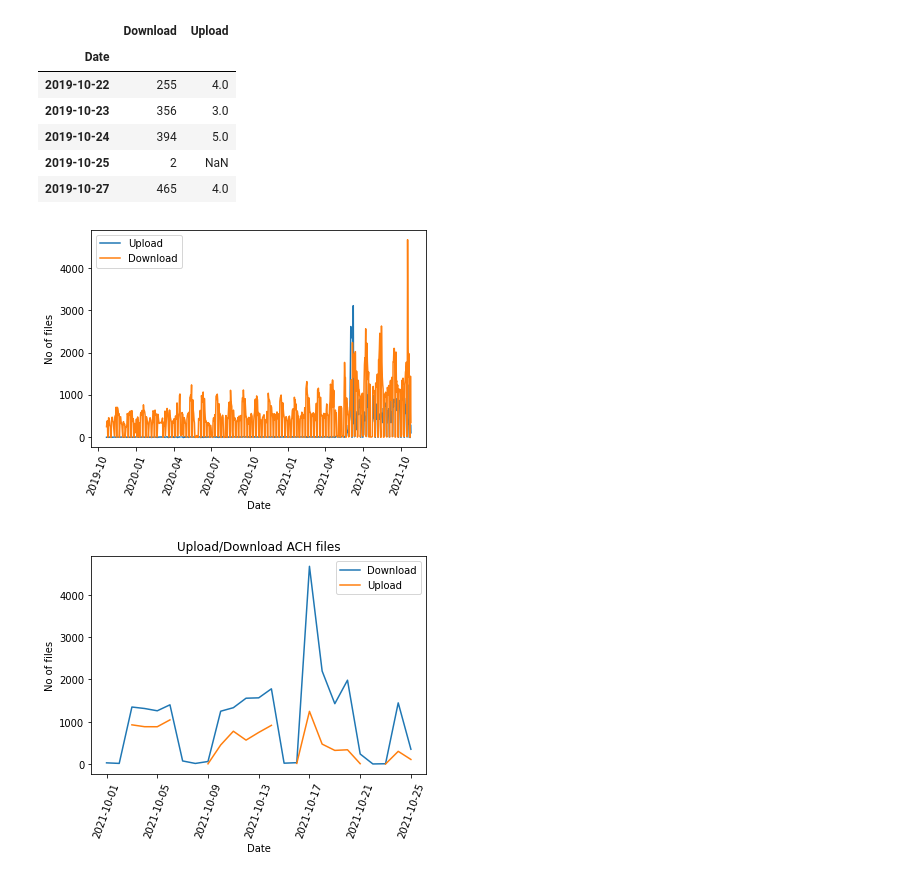
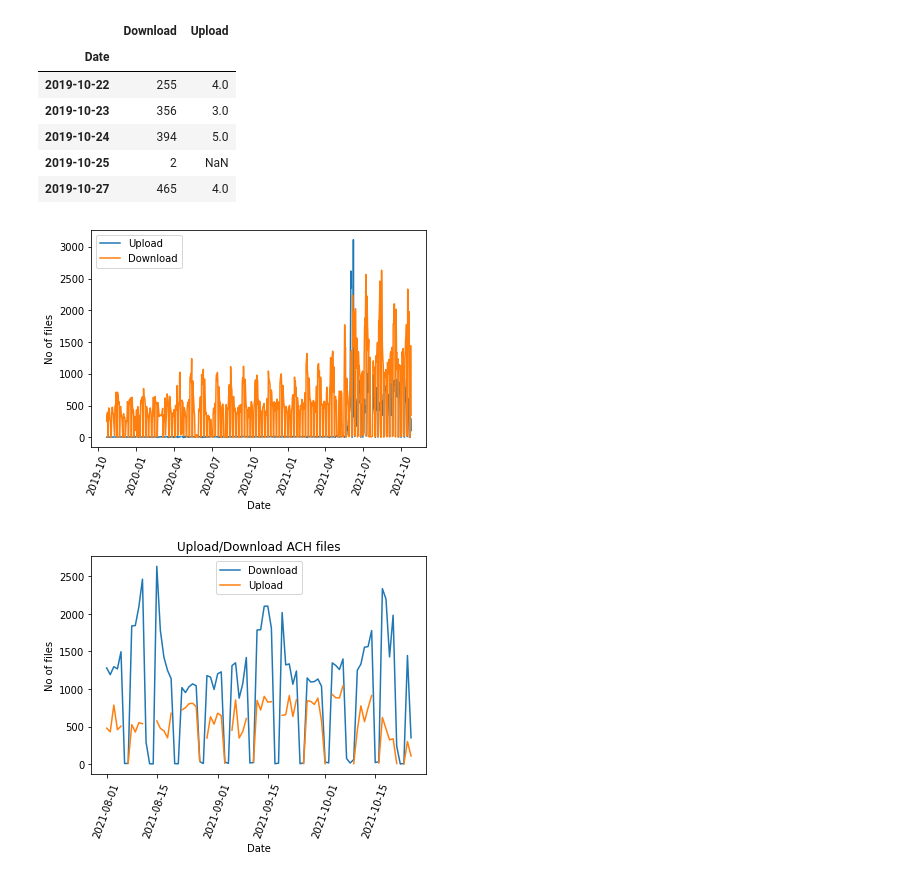
Before and after one commit to yjad/training, a Jupyter notebook: xml/ach_perf.ipynb, the cells around one changed output. Cells and saved outputs as stored; diff of their text form; code cells hidden in the pictures.

```diff
--- a/xml/ach_perf.ipynb
+++ b/xml/ach_perf.ipynb
@@ -136,15 +148,15 @@ data = pd.read_csv(os.path.join('.','data','ach_log_data_all.csv'), parse_dates=
 # %% [markdown]
 Summaries data for download/upload
 # %%
-d = data.loc [data['Action'] == 'Downloading']
-d= d[d['Status'] == 'Completed']
+d = data.loc [(data['Action'] == 'Downloading') & (data['Status'] == 'Completed')]
+# d= d[d['Status'] == 'Completed']
 d['Date']= d['Time'].dt.date
 x = d.groupby(['Date']).count()['File']
 d = pd.DataFrame(x)
 d = d.rename(columns={'File':'Download'})
 
-u = data.loc [data['Action'] == 'Uploading']
-u= u[u['Status'] == 'Completed']
+u = data.loc [(data['Action'] == 'Uploading') & (data['Status'] == 'Completed')]
+# u= u[u['Status'] == 'Completed']
 u['Date']= u['Time'].dt.date
 x = u.groupby(['Date']).count()['File']
 u = pd.DataFrame(x)
@@ -170,18 +193,19 @@ plt.xticks(rotation = 70)
 # plt.title (data_date)
 plt.show()
 # %% [output]
-[figure, old version]
+[figure, new version]
 # %%
 import datetime
 import numpy as np
 
-# upld_dnld_data.loc[np.datetime64('2021-06-01'): np.datetime64('2021-10-31')].plot()
-upld_dnld_data.loc[np.datetime64('2021-10-01'): np.datetime64('2021-10-31')].plot()
+from_dt = '2021-08-01'
+to_dt   = '2021-10-31'
+upld_dnld_data.loc[np.datetime64(from_dt): np.datetime64(to_dt)].plot()
 
 plt.ylabel('No of files')
 plt.xticks(rotation = 70)
 plt.title ('Upload/Download ACH files')
 plt.show()
 # %% [output]
-[figure, old version]
+[figure, new version]
 # %%
```
Also changed, not shown: parts of 18 cells of this notebook.
